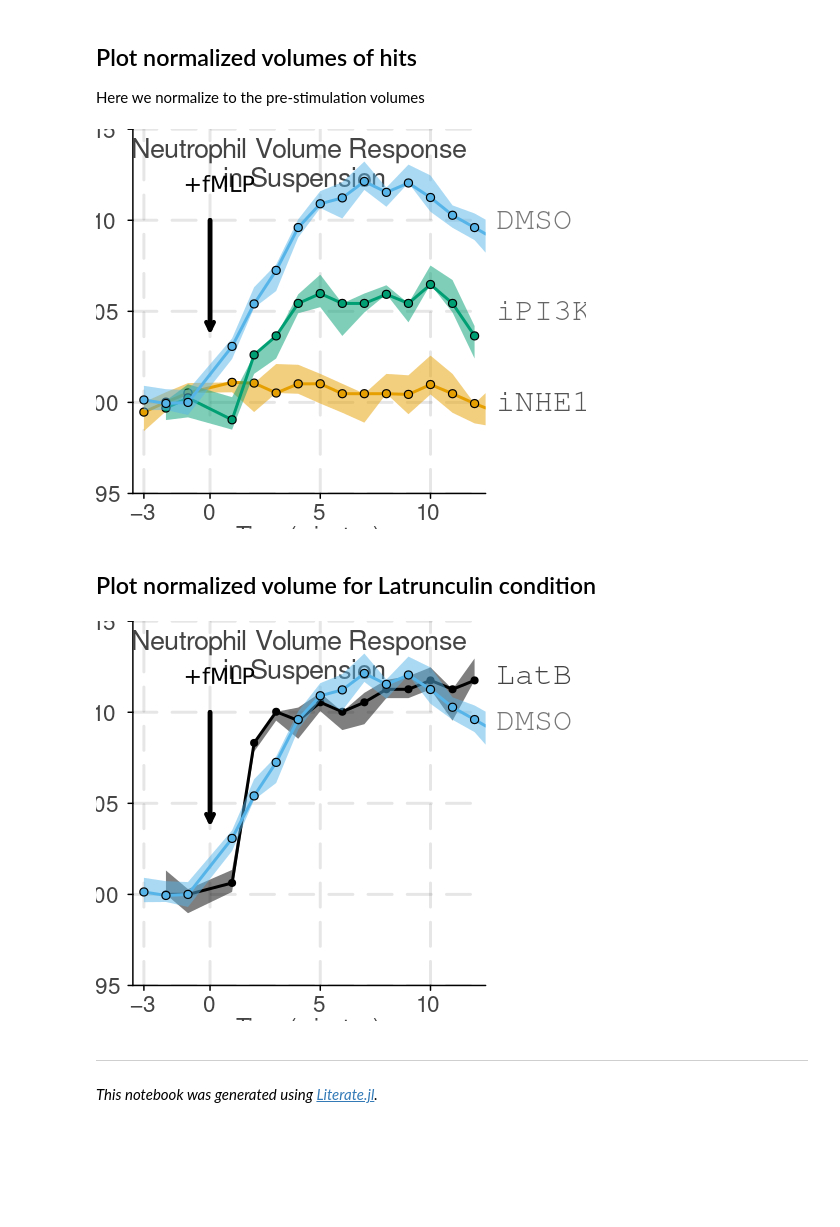
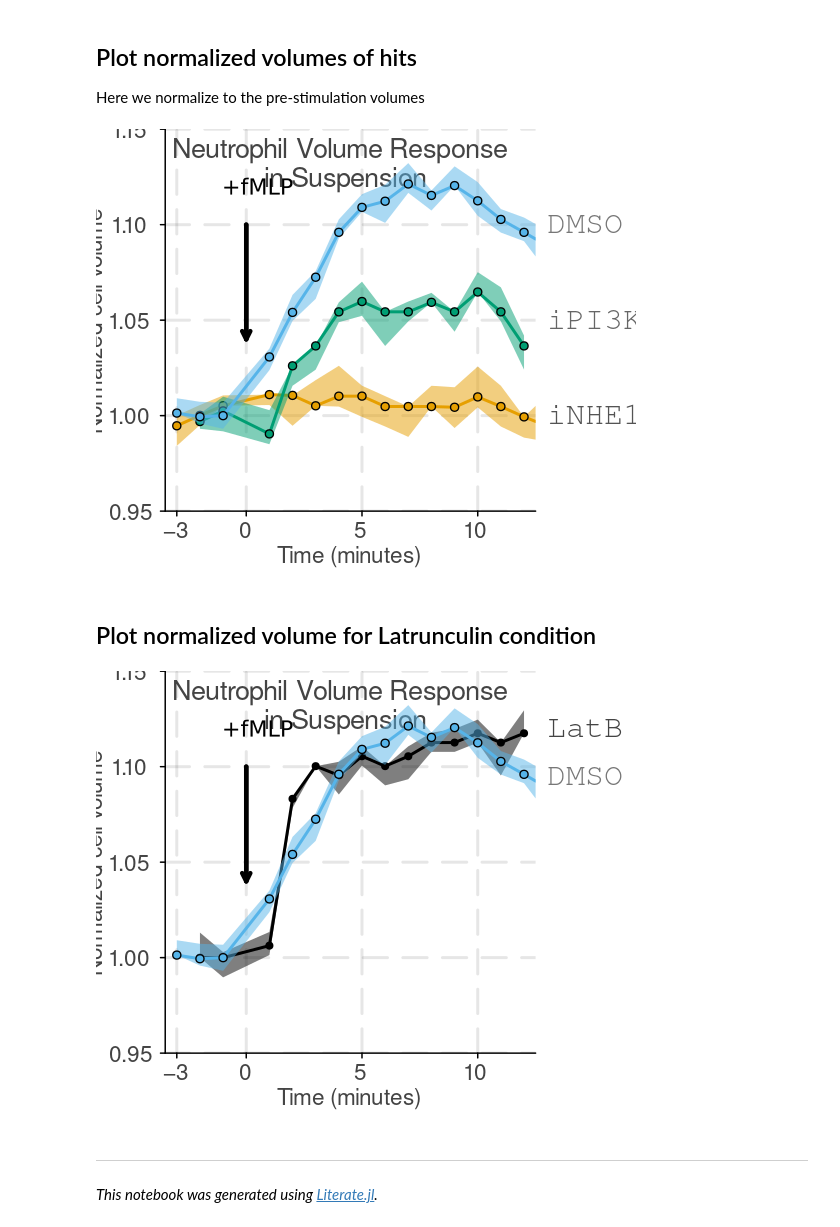
Before and after one commit to tlnagy/Nagy_2023_SwellMigration, a Jupyter notebook: figures/Notebooks/coulter.ipynb, the cells around one changed output. Drawn from its saved outputs; the diff is of its cells as text; code cells hidden in the pictures; blank space fills up the shorter version.

```diff
--- a/figures/Notebooks/coulter.ipynb
+++ b/figures/Notebooks/coulter.ipynb
@@ -167,44 +168,44 @@ normed = combine(groupby(rawdata, [:Date, :Sample]),
 combo = sort(combine(groupby(normed, [:roundtime, :Sample]),
         :normed_m => mean, :normed_l => mean, :normed_u => mean, :normed_m => length),
         :roundtime)
 
 function normplot(combo, colors)
     @df combo plot(:roundtime, Measurements.value.(:normed_m_mean),
                    ribbon = (Measurements.value.(:normed_m_mean .- :normed_l_mean),
                    Measurements.value.(:normed_u_mean .- :normed_m_mean)), group = :Sample,
                    leg = false, linewidth = 2, ylabel = "Normalized cell volume", xlabel = P"Time (minutes)",
                    c = colors,
                    m = 3, topmargin = -3mm, rightmargin = 15mm,
                    framestyle = :axes, xticks = [-3, 0, 5, 10],
                    title = "Neutrophil Volume Response\nin Suspension",
                    xlim = (-3.5, 12.5), ylim = (0.95, 1.1501),
                    tick_direction = :out,
                    size = (490, 400)
     )
     plot!([0, 0],[1.1,1.04],arrow=true,color=:black,linewidth=3,label="", rightmargin = 15mm)
     annotate!(2, 1.12, text("+fMLP", :black, :right, 10))
 end
 
 combo.Sample = replace.(combo.Sample, "WT" => "DMSO", "BIX" => "iNHE1", "Duvelisib" => "Duvelisib")
 combo.Sample = categorical(combo.Sample, levels = ["LatB", "iNHE1", "DIDS", "Duvelisib", "DMSO"])
 
 p = normplot(filter(x->x.Sample in ["DMSO", "iNHE1", "Duvelisib"], combo), [2 4 1])
 
 annotate!(13, 1.00, text("iNHE1", okabe_ito[2], :left, :bold, 11))
 annotate!(13, 1.10, text("DMSO", okabe_ito[1], :left, :bold, 11))
-annotate!(13, 1.05, text("iPI3Kγ", okabe_ito[4], :left, :bold, 11))
+annotate!(13, 1.05, text("iPI3Kγ", okabe_ito[4], :left, :bold, 11), margin = 25px, size = (540, 450))
 p
 # %% [output]
-[figure, old version]
+[figure, new version]
 # %% [markdown]
 ## Plot normalized volume for Latrunculin condition
 # %%
 p2 = normplot(filter(x->x.Sample in ["DMSO", "LatB"], combo), [5 1])
 annotate!(13, 1.095, text("DMSO", okabe_ito[1], :left, :bold, 11))
-annotate!(13, 1.12, text("LatB", okabe_ito[5], :left, :bold, 11))
+annotate!(13, 1.12, text("LatB", okabe_ito[5], :left, :bold, 11), margin = 25px, size = (540, 450))
 p2
 # %% [output]
-[figure, old version]
+[figure, new version]
 # %% [markdown]
 ---
 
```
Also changed, not shown: parts of 2 cells of this notebook, 27 other files.
